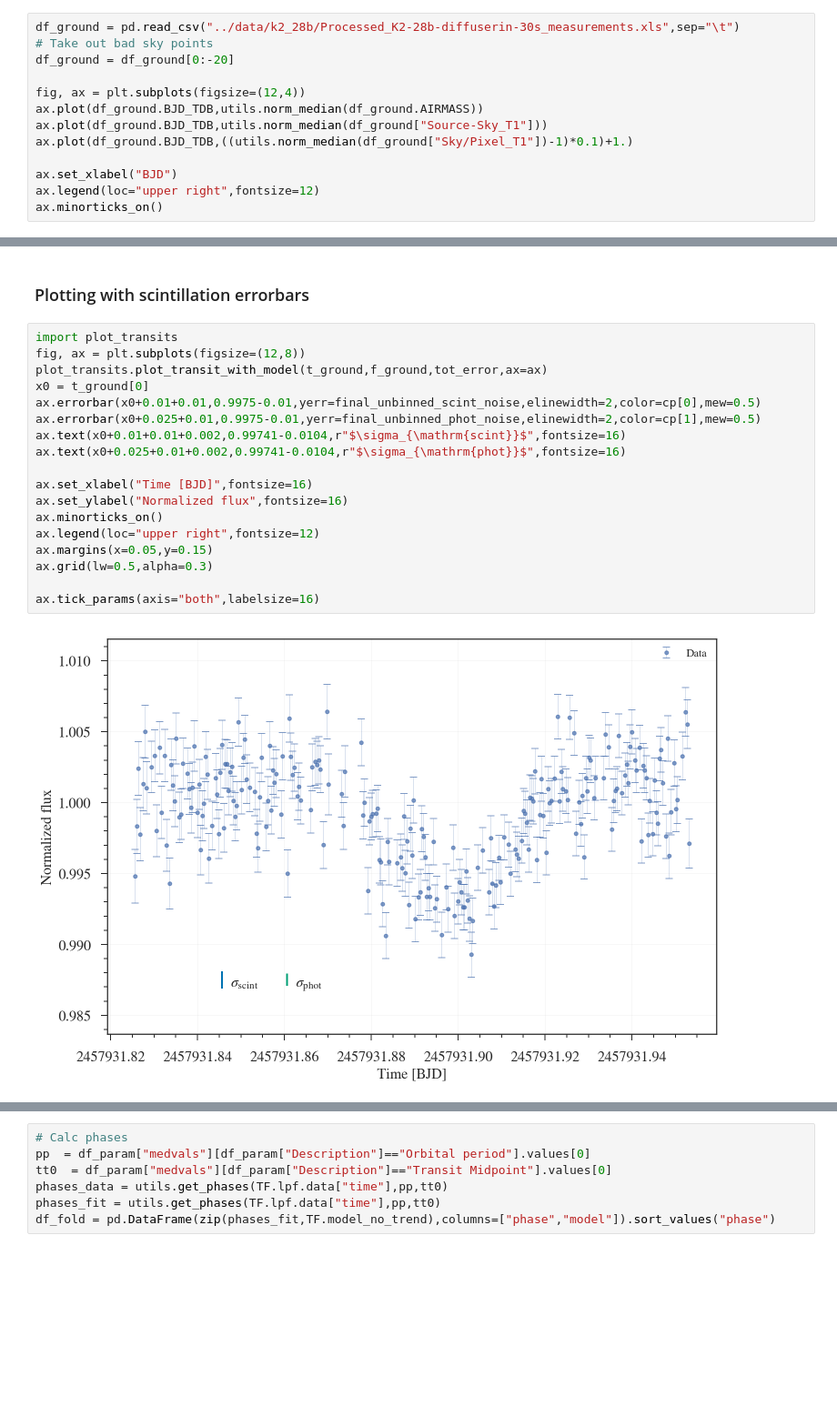
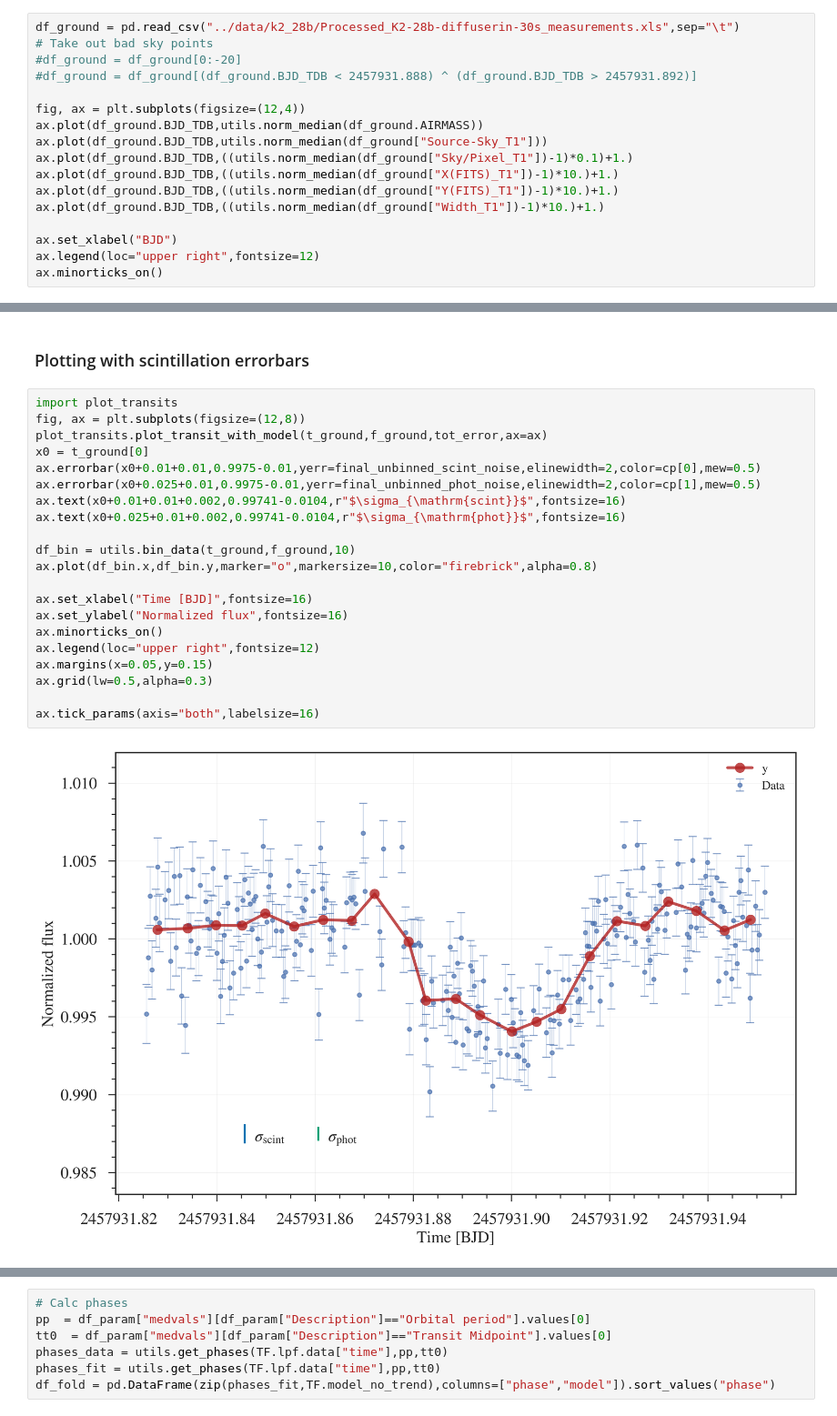
Before and after one commit to gummiks/Diffuser-Assisted-K2-Followup, a Jupyter notebook: notebooks/Final -- K2-28b -- Ground based - Yiting.ipynb, the cells around one changed output, grey strips where cells are left out. Shown at 91% size. Saved outputs shown, nothing was run; the diff lists cells and outputs as text; blank space fills up the shorter version.

```diff
--- a/notebooks/Final -- K2-28b -- Ground based - Yiting.ipynb
+++ b/notebooks/Final -- K2-28b -- Ground based - Yiting.ipynb
@@ -40,12 +42,16 @@ utils.norm_mean
 # %%
 df_ground = pd.read_csv("../data/k2_28b/Processed_K2-28b-diffuserin-30s_measurements.xls",sep="\t")
 # Take out bad sky points
-df_ground = df_ground[0:-20]
+#df_ground = df_ground[0:-20]
+#df_ground = df_ground[(df_ground.BJD_TDB < 2457931.888) ^ (df_ground.BJD_TDB > 2457931.892)]
 
 fig, ax = plt.subplots(figsize=(12,4))
 ax.plot(df_ground.BJD_TDB,utils.norm_median(df_ground.AIRMASS))
 ax.plot(df_ground.BJD_TDB,utils.norm_median(df_ground["Source-Sky_T1"]))
 ax.plot(df_ground.BJD_TDB,((utils.norm_median(df_ground["Sky/Pixel_T1"])-1)*0.1)+1.)
+ax.plot(df_ground.BJD_TDB,((utils.norm_median(df_ground["X(FITS)_T1"])-1)*10.)+1.)
+ax.plot(df_ground.BJD_TDB,((utils.norm_median(df_ground["Y(FITS)_T1"])-1)*10.)+1.)
+ax.plot(df_ground.BJD_TDB,((utils.norm_median(df_ground["Width_T1"])-1)*10.)+1.)
 
 ax.set_xlabel("BJD")
 ax.legend(loc="upper right",fontsize=12)
@@ -83,23 +89,26 @@ Mean scint error: 0.000616388823757
 # %%
 import plot_transits
 fig, ax = plt.subplots(figsize=(12,8))
 plot_transits.plot_transit_with_model(t_ground,f_ground,tot_error,ax=ax)
 x0 = t_ground[0]
 ax.errorbar(x0+0.01+0.01,0.9975-0.01,yerr=final_unbinned_scint_noise,elinewidth=2,color=cp[0],mew=0.5)
 ax.errorbar(x0+0.025+0.01,0.9975-0.01,yerr=final_unbinned_phot_noise,elinewidth=2,color=cp[1],mew=0.5)
 ax.text(x0+0.01+0.01+0.002,0.99741-0.0104,r"$\sigma_{\mathrm{scint}}$",fontsize=16)
 ax.text(x0+0.025+0.01+0.002,0.99741-0.0104,r"$\sigma_{\mathrm{phot}}$",fontsize=16)
 
+df_bin = utils.bin_data(t_ground,f_ground,10)
+ax.plot(df_bin.x,df_bin.y,marker="o",markersize=10,color="firebrick",alpha=0.8)
+
 ax.set_xlabel("Time [BJD]",fontsize=16)
 ax.set_ylabel("Normalized flux",fontsize=16)
 ax.minorticks_on()
 ax.legend(loc="upper right",fontsize=12)
 ax.margins(x=0.05,y=0.15)
 ax.grid(lw=0.5,alpha=0.3)
 
 ax.tick_params(axis="both",labelsize=16)
 # %% [output]
-[figure, old version]
+[figure, new version]
 # %%
 class LPFunction(object):
     """
```
Also changed, not shown: parts of 16 cells of this notebook, 15 other files.
